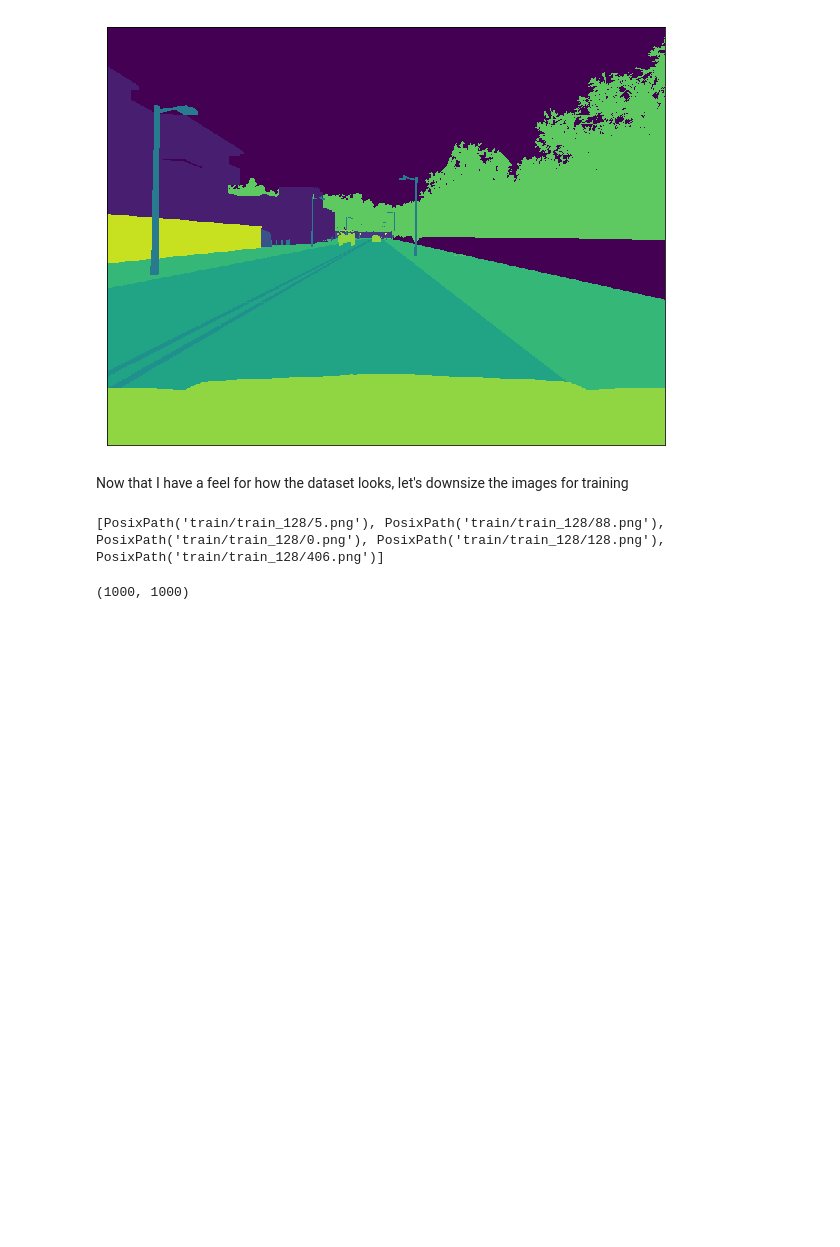
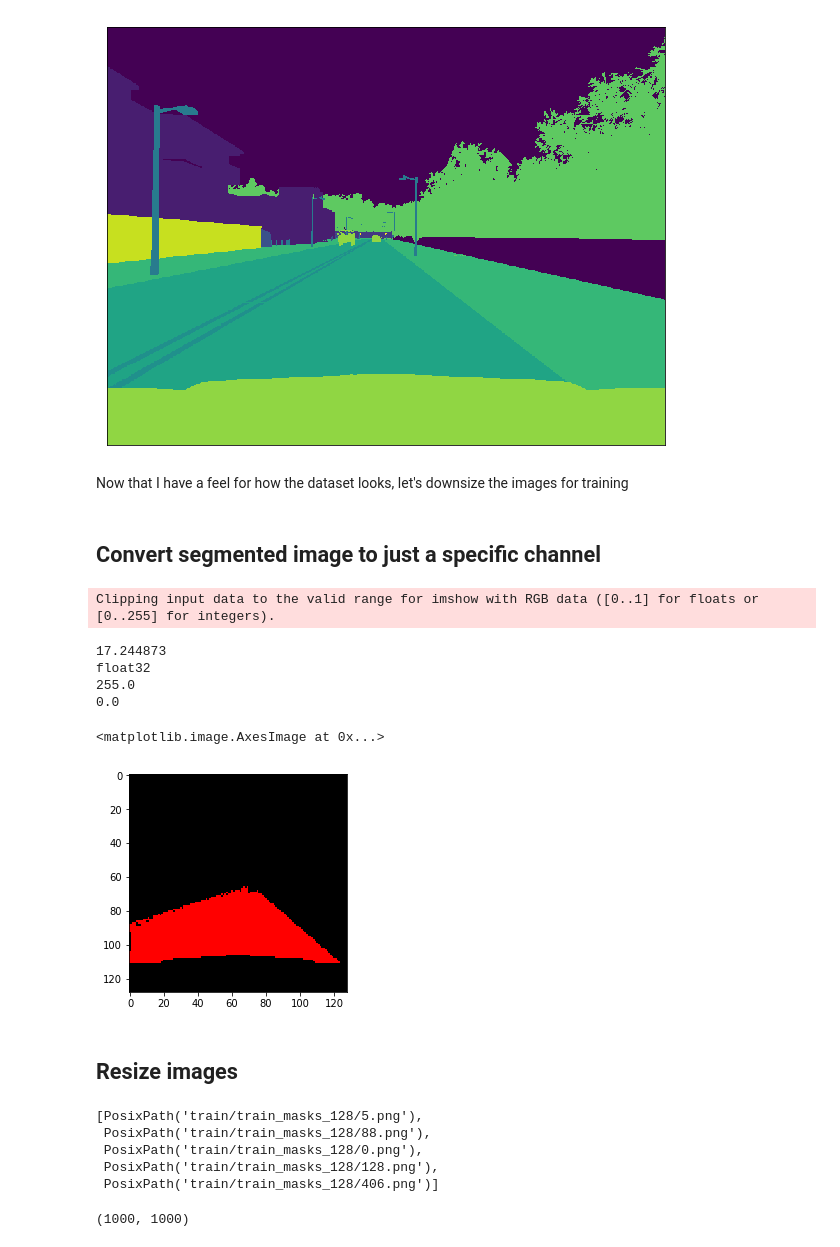
Before and after one commit to thedch/lyft-challenge, a Jupyter notebook: lyft.ipynb, the cells around one changed output. Drawn from its saved outputs; the diff is of its cells as text; code cells hidden in the pictures; blank space fills up the shorter version.

Commit message:
Created function to remove uninteresting values from the segmented training data, retrained, looks better but still not great. Time to train on higher res images

```diff
--- a/lyft.ipynb
+++ b/lyft.ipynb
@@ -111,0 +116,2 @@ Now that I have a feel for how the dataset looks, let's downsize the images for
+# %% [markdown]
+## Convert segmented image to just a specific channel
@@ -112,3 +151,23 @@ Now that I have a feel for how the dataset looks, let's downsize the images for
+# %%
+test_seg_image = open_image_no_norm('train/road_masks_128/435.png')
+
+print(test_seg_image.mean())
+print(test_seg_image.dtype)
+print(test_seg_image.max())
+print(test_seg_image.min())
+# show_img(test_seg_image, seg=True)
+plt.imshow(test_seg_image)
+# print(test_seg_image[80])
+# %% [output]
+Clipping input data to the valid range for imshow with RGB data ([0..1] for floats or [0..255] for integers).
+17.244873
+float32
+255.0
+0.0
+<matplotlib.image.AxesImage at 0x...>
+[figure, added]
+# %% [markdown]
+## Resize images
 # %%
 def resize_mask(filename, size=128):
     Image.open(filename).resize((size,size)).save((filename.parent.parent)/'train_masks_128'/filename.name)
@@ -127,12 +214,18 @@ imgs = list(RGB_PATH.iterdir())
 # %%
 TRAIN_DN = 'train_128'
 MASKS_DN = 'train_masks_128'
+CAR_MASKS = 'car_masks_128'
+ROAD_MASKS = 'road_masks_128'
 sz = 128
 bs = 64
 
-print(list((PATH/TRAIN_DN).iterdir())[:5])
+list((PATH/MASKS_DN).iterdir())[:5]
 # %% [output]
-[PosixPath('train/train_128/5.png'), PosixPath('train/train_128/88.png'), PosixPath('train/train_128/0.png'), PosixPath('train/train_128/128.png'), PosixPath('train/train_128/406.png')]
+[PosixPath('train/train_masks_128/5.png'),
+ PosixPath('train/train_masks_128/88.png'),
+ PosixPath('train/train_masks_128/0.png'),
+ PosixPath('train/train_masks_128/128.png'),
+ PosixPath('train/train_masks_128/406.png')]
 # %%
 class MatchedFilesDatset(FilesDataset):
     def __init__(self, filenames, y, transform, path):
```
Also changed, not shown: parts of 14 cells of this notebook.
